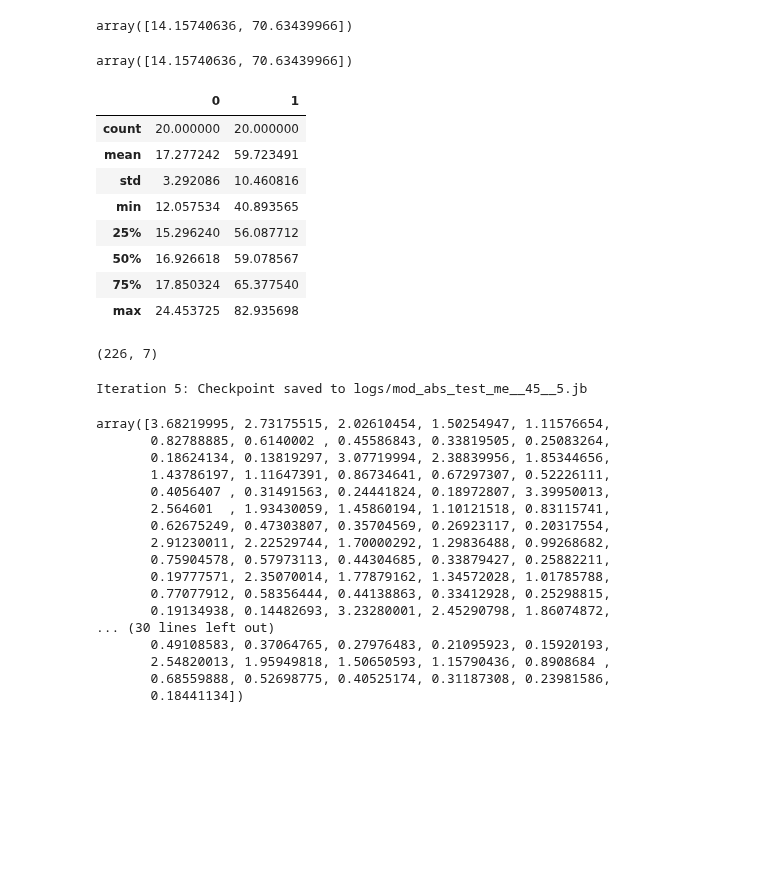
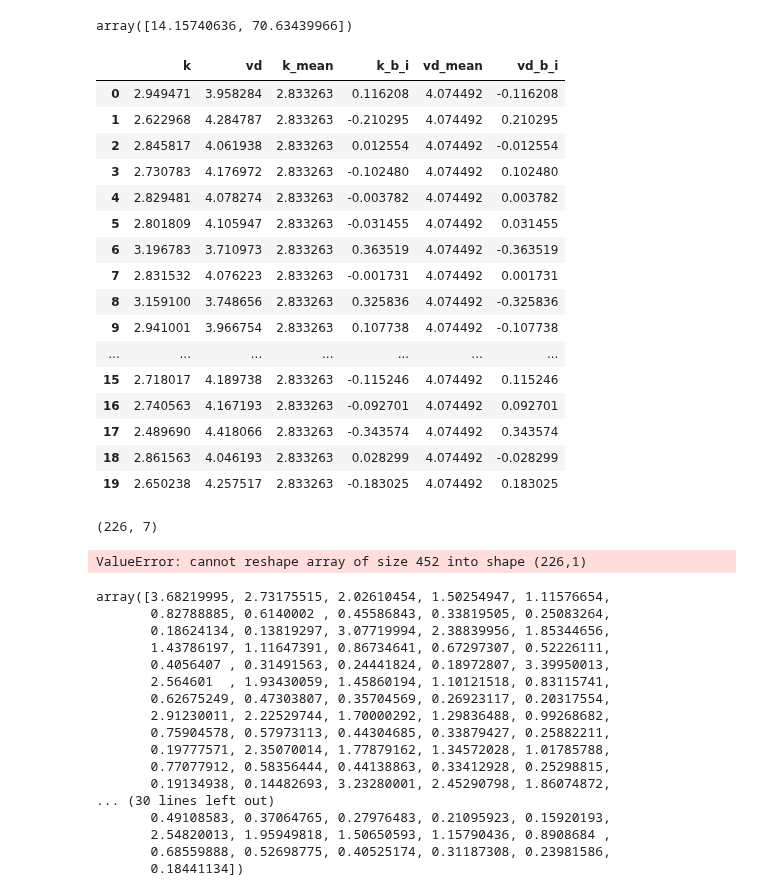
Before and after one commit to kelleyjbrady/NiceODE, a Jupyter notebook: t_0atDV_max_ode_solver_r.ipynb, the cells around one changed output. Drawn from its saved outputs; the diff is of its cells as text; code cells hidden in the pictures; blank space fills up the shorter version.

```diff
--- a/t_0atDV_max_ode_solver_r.ipynb
+++ b/t_0atDV_max_ode_solver_r.ipynb
@@ -258,27 +258,36 @@ Iteration 5: Checkpoint saved to logs/mod_abs_test_nome__10__5.jb
 np.exp(no_me_mod.fit_result_['x'])
 # %% [output]
 array([14.15740636, 70.63439966])
-# %%
-np.exp(no_me_mod.fit_result_['x'])
-# %% [output]
-array([14.15740636, 70.63439966])
 # %%
 if len([i['x'] for i in fits][0]) == 1:
     resvec = pd.Series(np.concatenate([i['x'] for i in fits]))
 else:
     res_vec = pd.DataFrame(np.vstack([i['x'] for i in fits]))
+res_vec = res_vec.rename(columns = {0:'k', 1:'vd'})
-# %%
-np.exp(res_vec).describe()
-# %% [output]
-|  | 0 | 1 |
-| count | 20.000000 | 20.000000 |
-| mean | 17.277242 | 59.723491 |
-| std | 3.292086 | 10.460816 |
-| min | 12.057534 | 40.893565 |
-| 25% | 15.296240 | 56.087712 |
-| 50% | 16.926618 | 59.078567 |
-| 75% | 17.850324 | 65.377540 |
-| max | 24.453725 | 82.935698 |
+# %%
+for c in res_vec.columns:
+    res_vec[f'{c}_mean'] = res_vec[c].mean()
+    res_vec[f"{c}_b_i"] = res_vec[c] - res_vec[f'{c}_mean']
+# %%
+res_vec
+# %% [output]
+|  | k | vd | k_mean | k_b_i | vd_mean | vd_b_i |
+| 0 | 2.949471 | 3.958284 | 2.833263 | 0.116208 | 4.074492 | -0.116208 |
+| 1 | 2.622968 | 4.284787 | 2.833263 | -0.210295 | 4.074492 | 0.210295 |
+| 2 | 2.845817 | 4.061938 | 2.833263 | 0.012554 | 4.074492 | -0.012554 |
+| 3 | 2.730783 | 4.176972 | 2.833263 | -0.102480 | 4.074492 | 0.102480 |
+| 4 | 2.829481 | 4.078274 | 2.833263 | -0.003782 | 4.074492 | 0.003782 |
+| 5 | 2.801809 | 4.105947 | 2.833263 | -0.031455 | 4.074492 | 0.031455 |
+| 6 | 3.196783 | 3.710973 | 2.833263 | 0.363519 | 4.074492 | -0.363519 |
+| 7 | 2.831532 | 4.076223 | 2.833263 | -0.001731 | 4.074492 | 0.001731 |
+| 8 | 3.159100 | 3.748656 | 2.833263 | 0.325836 | 4.074492 | -0.325836 |
+| 9 | 2.941001 | 3.966754 | 2.833263 | 0.107738 | 4.074492 | -0.107738 |
+| ... | ... | ... | ... | ... | ... | ... |
+| 15 | 2.718017 | 4.189738 | 2.833263 | -0.115246 | 4.074492 | 0.115246 |
+| 16 | 2.740563 | 4.167193 | 2.833263 | -0.092701 | 4.074492 | 0.092701 |
+| 17 | 2.489690 | 4.418066 | 2.833263 | -0.343574 | 4.074492 | 0.343574 |
+| 18 | 2.861563 | 4.046193 | 2.833263 | 0.028299 | 4.074492 | -0.028299 |
+| 19 | 2.650238 | 4.257517 | 2.833263 | -0.183025 | 4.074492 | 0.183025 |
 # %%
 scale_df['no_me_preds'] = no_me_mod.predict2(scale_df)
 # %%
@@ -304,10 +313,9 @@ if fit_me_mod:
      #PopulationCoeffcient('vd', 20, ),
      me_mod =  OneCompartmentModel(
           ode_t0_cols=[ODEInitVals('DV')],
-          population_coeff=[PopulationCoeffcient('cl', 5, subject_level_intercept=True,
+          population_coeff=[PopulationCoeffcient('cl', 25, subject_level_intercept=True,
                                                  subject_level_intercept_init_val = 0.2),
-                            PopulationCoeffcient('vd', 20, subject_level_intercept=True,
-                                                 subject_level_intercept_init_val = 0.2),
+                            PopulationCoeffcient('vd', 80, ),
                          ],
           dep_vars= None,
                                    no_me_loss_function=sum_of_squares_loss,
@@ -325,7 +333,7 @@ else:
      with open('me_mod_debug.jb', 'rb') as f:
           me_mod = jb.load(f)
 # %% [output]
-Iteration 5: Checkpoint saved to logs/mod_abs_test_me__45__5.jb
+ValueError: cannot reshape array of size 452 into shape (226,1)
 # %%
 me_mod.predict2(scale_df)
 # %% [output]
```
Also changed, not shown: 2 other files.
